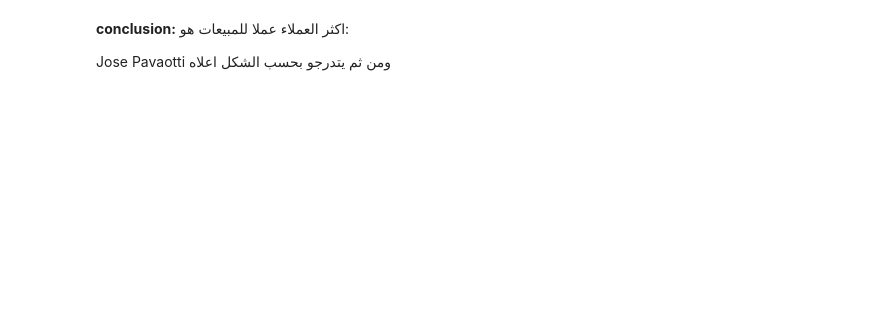
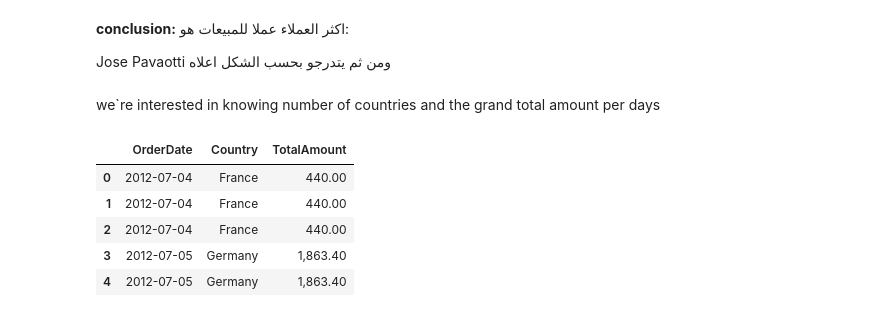
Before and after one commit to SallyHummran24/onlinefoods, a Jupyter notebook: salesinvo.ipynb, the cells around one changed output. Cells and saved outputs as stored; diff of their text form; code cells hidden in the pictures; blank space fills up the shorter version.

```diff
--- a/salesinvo.ipynb
+++ b/salesinvo.ipynb
@@ -287,3 +287,16 @@ fig.update_traces(marker_color='rgb(200,200,100)', marker_line_color='rgb(200,20
 
 Jose Pavaotti
 ومن ثم يتدرجو بحسب الشكل اعلاه
+# %% [markdown]
+we`re interested in knowing  number of countries and the grand total amount per days
+# %%
+multivar=df[['OrderDate','Country','TotalAmount']]
+#multivar=multivar.set_index('OrderDate')
+multivar.head()
+# %% [output]
+|  | OrderDate | Country | TotalAmount |
+| 0 | 2012-07-04 | France | 440.00 |
+| 1 | 2012-07-04 | France | 440.00 |
+| 2 | 2012-07-04 | France | 440.00 |
+| 3 | 2012-07-05 | Germany | 1,863.40 |
+| 4 | 2012-07-05 | Germany | 1,863.40 |
```
Also changed, not shown: parts of 15 cells of this notebook.
